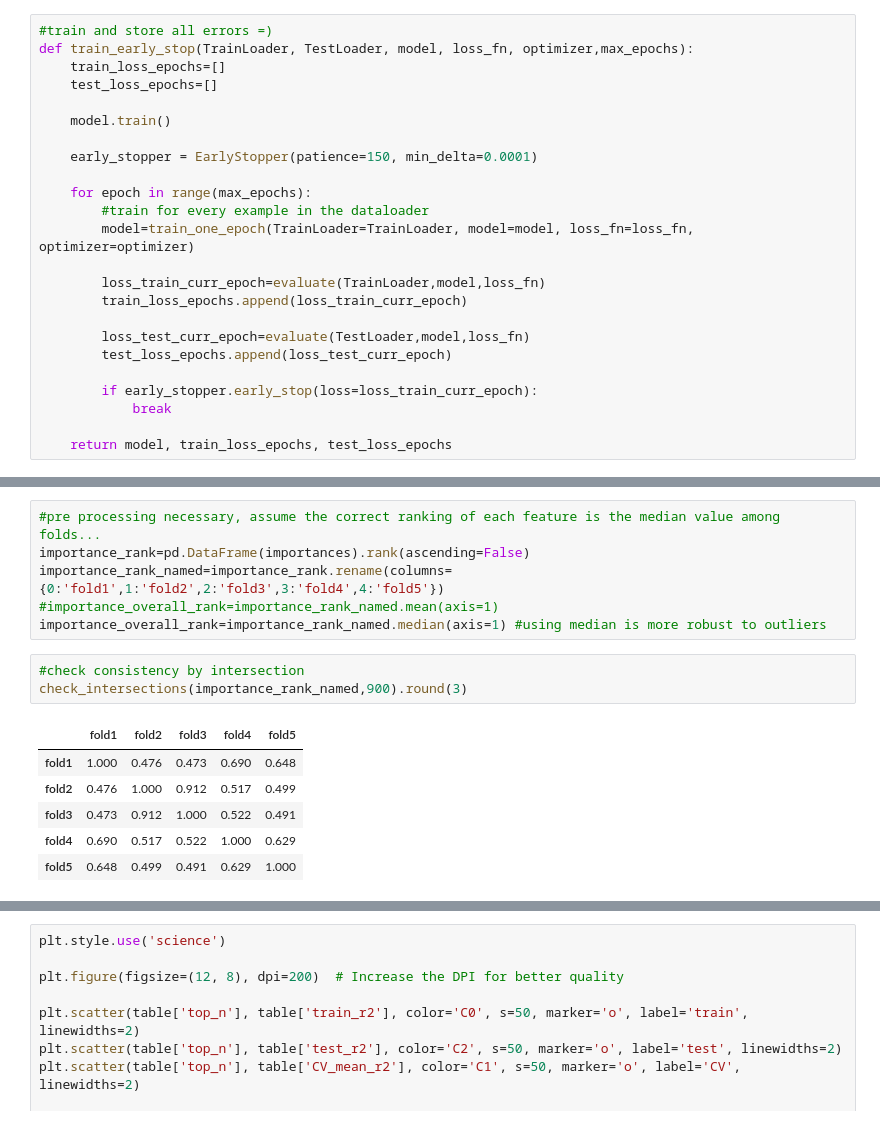
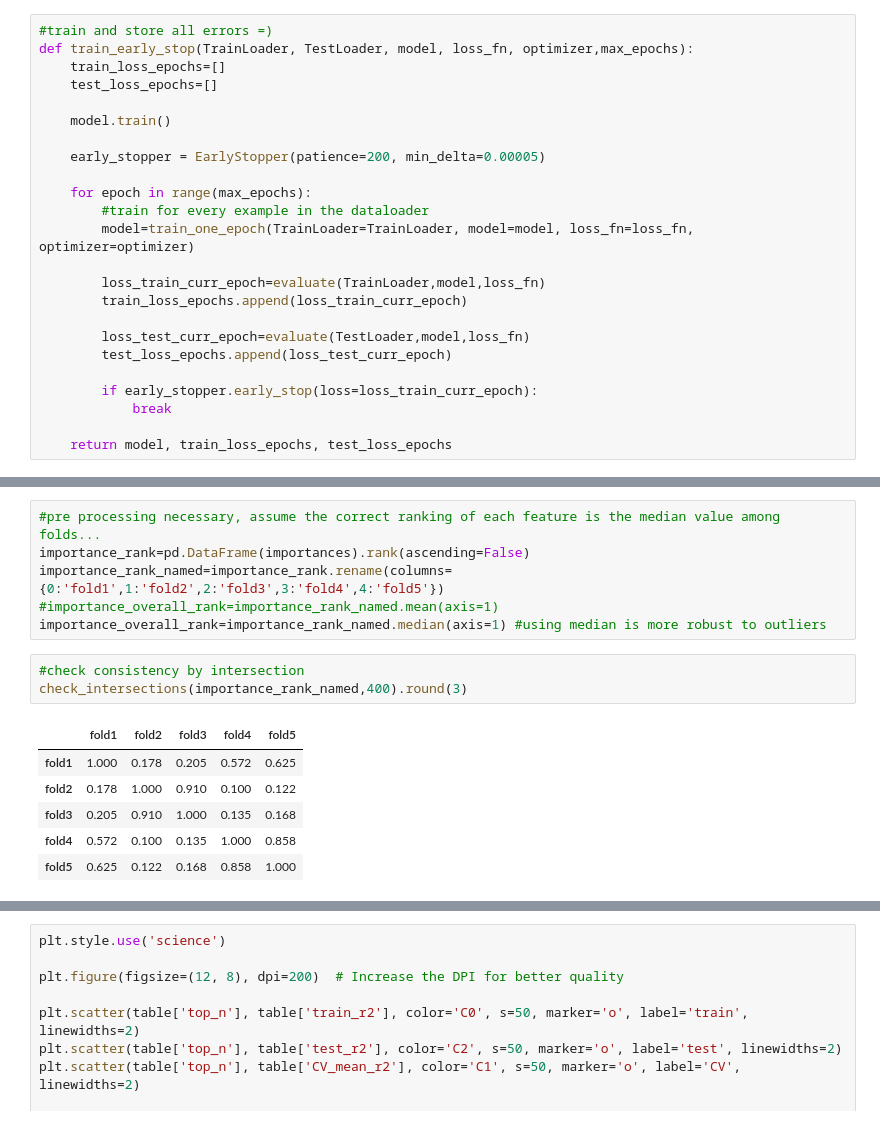
Before and after one commit to Lucas-ZR/datahow-thesis-feup, a Jupyter notebook: second_dataset_feature_selection.ipynb, the cells around one changed output, grey strips where cells are left out. Saved outputs shown, nothing was run; the diff lists cells and outputs as text.

```diff
--- a/second_dataset_feature_selection.ipynb
+++ b/second_dataset_feature_selection.ipynb
@@ -522,7 +538,7 @@ def train_early_stop(TrainLoader, TestLoader, model, loss_fn, optimizer,max_epoc
 
     model.train()
 
-    early_stopper = EarlyStopper(patience=150, min_delta=0.0001)
+    early_stopper = EarlyStopper(patience=200, min_delta=0.00005)
 
     for epoch in range(max_epochs):
         #train for every example in the dataloader
@@ -944,14 +960,14 @@ importance_rank_named=importance_rank.rename(columns={0:'fold1',1:'fold2',2:'fol
 importance_overall_rank=importance_rank_named.median(axis=1) #using median is more robust to outliers
 # %%
 #check consistency by intersection
-check_intersections(importance_rank_named,900).round(3)
+check_intersections(importance_rank_named,400).round(3)
 # %% [output]
 |  | fold1 | fold2 | fold3 | fold4 | fold5 |
-| fold1 | 1.000 | 0.476 | 0.473 | 0.690 | 0.648 |
-| fold2 | 0.476 | 1.000 | 0.912 | 0.517 | 0.499 |
-| fold3 | 0.473 | 0.912 | 1.000 | 0.522 | 0.491 |
-| fold4 | 0.690 | 0.517 | 0.522 | 1.000 | 0.629 |
-| fold5 | 0.648 | 0.499 | 0.491 | 0.629 | 1.000 |
+| fold1 | 1.000 | 0.178 | 0.205 | 0.572 | 0.625 |
+| fold2 | 0.178 | 1.000 | 0.910 | 0.100 | 0.122 |
+| fold3 | 0.205 | 0.910 | 1.000 | 0.135 | 0.168 |
+| fold4 | 0.572 | 0.100 | 0.135 | 1.000 | 0.858 |
+| fold5 | 0.625 | 0.122 | 0.168 | 0.858 | 1.000 |
 # %%
 table= build_table_nn_perm_imp_repeat(x_train=x_train
                                ,y_train=y_train
```
Also changed, not shown: parts of 8 cells of this notebook, 2 other files.
